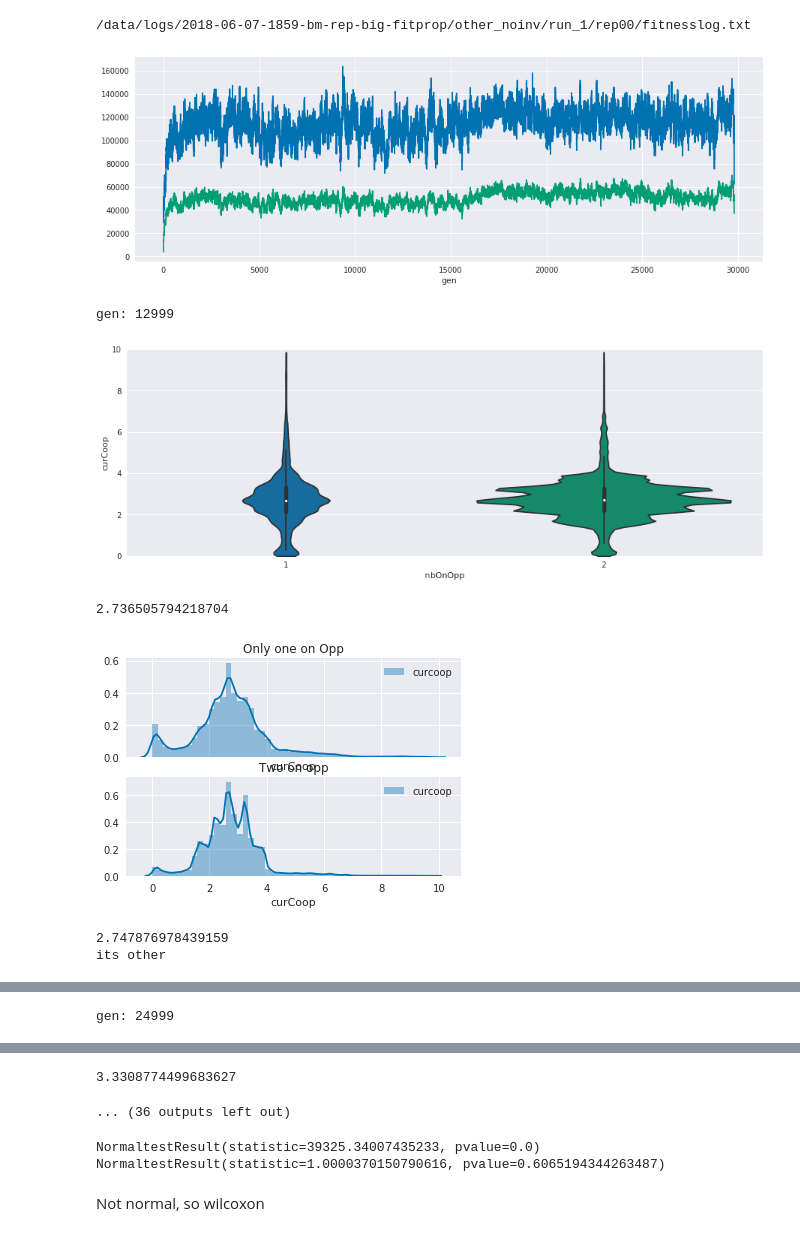
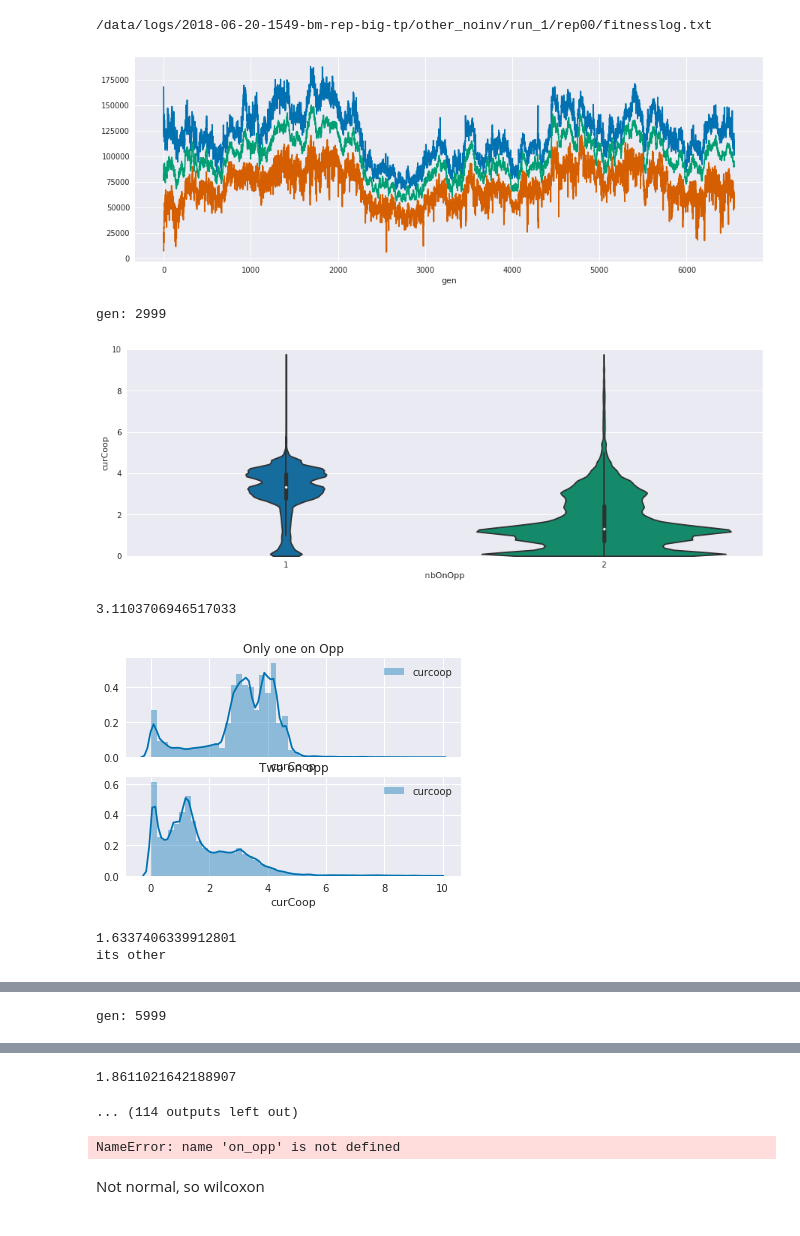
Before and after one commit to PaulEcoffet/roborobo3, a Jupyter notebook: roborobo3/notebooks/bigmodel ESS stat.ipynb, the cells around one changed output, grey strips where cells are left out. Drawn from its saved outputs; the diff is of its cells as text; code cells hidden in the pictures.

```diff
--- a/roborobo3/notebooks/bigmodel ESS stat.ipynb
+++ b/roborobo3/notebooks/bigmodel ESS stat.ipynb
@@ -17,25 +17,31 @@ run_folder = '2018-05-15-1737-bm-grid-fake-mulambda'
 
 #run_folder = '2018-05-24-1657-bm-grid-fake-ml-highcoef'
 #run_folder = '2018-06-04-1129-bm-grid-fake-ml-opptime-250'
+#run_folder = "2018-06-07-1857-bm-rep-big-ml"
+#run_folder = '2018-06-07-1859-bm-rep-small-ml/'
 run_folder = '2018-06-07-1859-bm-rep-big-fitprop'
+run_folder = '2018-06-20-1549-bm-rep-big-tp/'
 
-gens = [12999, 24999]
+gens = [2999, 5999]
 
-conds = sorted(glob(f'/data/logs/{run_folder}/other*/**/rep00', recursive=True))
+conds = sorted(glob(f'/data/logs/{run_folder}/**/rep00', recursive=True))
 
 for cond in conds:
     try:
         fitpath = Path(cond) / "fitnesslog.txt"
         fit = pd.read_csv(fitpath, delimiter="\t").query('fitness > 0')
     except Exception:
+        print('fail')
         continue
     else:
         print(fitpath)
 
     fig, ax1 = plt.subplots(1, 1, figsize=(15, 5))
+    maxrep = fit['rep'].max()
+    fit = fit.query(f'rep == {maxrep}')
     fit.groupby('gen')['fitness'].max().plot(ax=ax1)
     fit.groupby('gen')['fitness'].median().plot(ax=ax1)
-
+    fit.groupby('gen')['fitness'].min().plot(ax=ax1)
     plt.show(fig)
 
     for gen in gens:
@@ -71,38 +77,38 @@ for cond in conds:
         ax = ax1
         sns.distplot(on_opp['curCoop'], label="curcoop", ax=ax)
         #sns.distplot(on_opp['a']/on_opp['nbOnOpp'], label="ess")
         print(on_opp['curCoop'].mean())
         ax.set_title('Only one on Opp')
         ax.legend()
 
         ax = ax2
         on_opp = log.query('onOpp == 1 and nbOnOpp == 2').copy()
         sns.distplot(on_opp['curCoop'], label="curcoop", ax=ax)
         #sns.distplot(on_opp['a'], label="ess")
         ax.legend()
         ax.set_title('Two on opp')
         plt.show(fig)
         print(on_opp['curCoop'].mean())
 
         fig, ax = plt.subplots()
         if 'other' in cond:
             print('its other')
             on_opp['tot'] = on_opp['meanTotal'] + on_opp['curCoop']
         else:
             on_opp['tot'] = on_opp['meanTotal']
         sns.distplot(on_opp['tot'], ax=ax)
         ax.set_xlim(0, 12)
         plt.show(fig)
 
         fig, ax = plt.subplots()
         sns.distplot(log.groupby('id')['onOpp'].mean())
         plt.show()
 # %% [output]
-/data/logs/2018-06-07-1859-bm-rep-big-fitprop/other_noinv/run_1/rep00/fitnesslog.txt
+/data/logs/2018-06-20-1549-bm-rep-big-tp/other_noinv/run_1/rep00/fitnesslog.txt
-[figure, old version]
+[figure, new version]
-gen: 12999
+gen: 2999
-[figure, old version]
+[figure, new version]
-2.736505794218704
+3.1103706946517033
-[figure, old version]
+[figure, new version]
-2.747876978439159
+1.6337406339912801
 its other
@@ -111 +117 @@ its other
-gen: 24999
+gen: 5999
@@ -113,11 +119,10 @@ gen: 24999
-3.3308774499683627
+1.8611021642188907
-... (36 outputs left out)
+... (114 outputs left out)
 # %%
 print(scipy.stats.normaltest(on_opp['curCoop']))
 print(scipy.stats.normaltest(on_opp['a']))
 # %% [output]
-NormaltestResult(statistic=39325.34007435233, pvalue=0.0)
-NormaltestResult(statistic=1.0000370150790616, pvalue=0.6065194344263487)
+NameError: name 'on_opp' is not defined
 # %% [markdown]
 Not normal, so wilcoxon
 # %%
```
Also changed, not shown: parts of 4 cells of this notebook, 3 other files.
